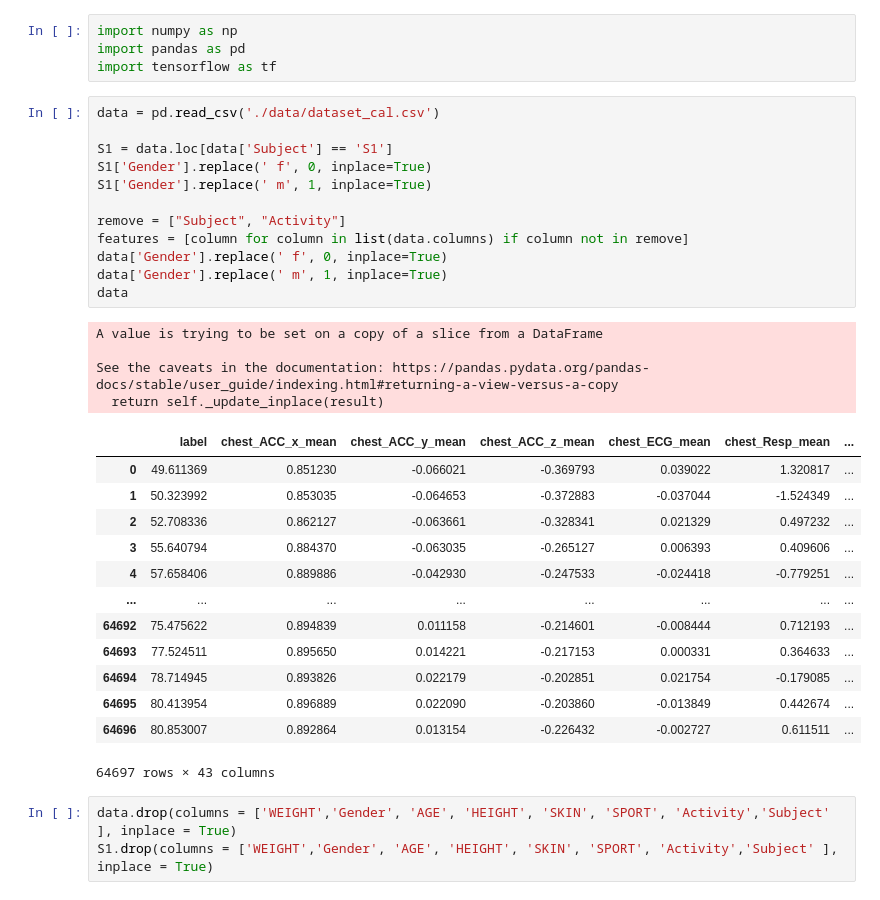
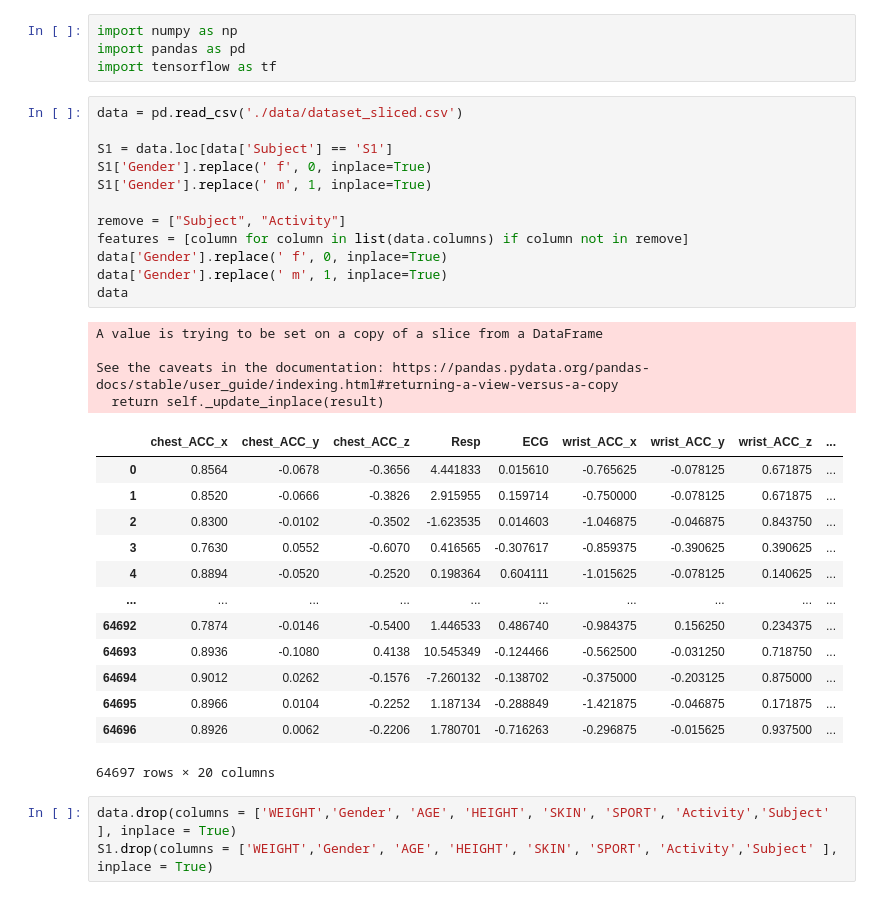
Before and after one commit to KangleSun/PPG, a Jupyter notebook: LSTM.ipynb, the cells around one changed output. Drawn from its saved outputs; the diff is of its cells as text.

```diff
--- a/LSTM.ipynb
+++ b/LSTM.ipynb
@@ -3,35 +3,35 @@ import numpy as np
 import pandas as pd
 import tensorflow as tf
 # %%
-data = pd.read_csv('./data/dataset_cal.csv')
+data = pd.read_csv('./data/dataset_sliced.csv')
 
 S1 = data.loc[data['Subject'] == 'S1']
 S1['Gender'].replace(' f', 0, inplace=True)
 S1['Gender'].replace(' m', 1, inplace=True)
 
 remove = ["Subject", "Activity"]
 features = [column for column in list(data.columns) if column not in remove]
 data['Gender'].replace(' f', 0, inplace=True)
 data['Gender'].replace(' m', 1, inplace=True)
 data
 # %% [output]
 A value is trying to be set on a copy of a slice from a DataFrame
 
 See the caveats in the documentation: https://pandas.pydata.org/pandas-docs/stable/user_guide/indexing.html#returning-a-view-versus-a-copy
   return self._update_inplace(result)
-|  | label | chest_ACC_x_mean | chest_ACC_y_mean | chest_ACC_z_mean | chest_ECG_mean | chest_Resp_mean | ... |
-| 0 | 49.611369 | 0.851230 | -0.066021 | -0.369793 | 0.039022 | 1.320817 | ... |
-| 1 | 50.323992 | 0.853035 | -0.064653 | -0.372883 | -0.037044 | -1.524349 | ... |
-| 2 | 52.708336 | 0.862127 | -0.063661 | -0.328341 | 0.021329 | 0.497232 | ... |
-| 3 | 55.640794 | 0.884370 | -0.063035 | -0.265127 | 0.006393 | 0.409606 | ... |
-| 4 | 57.658406 | 0.889886 | -0.042930 | -0.247533 | -0.024418 | -0.779251 | ... |
-| ... | ... | ... | ... | ... | ... | ... | ... |
-| 64692 | 75.475622 | 0.894839 | 0.011158 | -0.214601 | -0.008444 | 0.712193 | ... |
-| 64693 | 77.524511 | 0.895650 | 0.014221 | -0.217153 | 0.000331 | 0.364633 | ... |
-| 64694 | 78.714945 | 0.893826 | 0.022179 | -0.202851 | 0.021754 | -0.179085 | ... |
-| 64695 | 80.413954 | 0.896889 | 0.022090 | -0.203860 | -0.013849 | 0.442674 | ... |
-| 64696 | 80.853007 | 0.892864 | 0.013154 | -0.226432 | -0.002727 | 0.611511 | ... |
+|  | chest_ACC_x | chest_ACC_y | chest_ACC_z | Resp | ECG | wrist_ACC_x | wrist_ACC_y | wrist_ACC_z | ... |
+| 0 | 0.8564 | -0.0678 | -0.3656 | 4.441833 | 0.015610 | -0.765625 | -0.078125 | 0.671875 | ... |
+| 1 | 0.8520 | -0.0666 | -0.3826 | 2.915955 | 0.159714 | -0.750000 | -0.078125 | 0.671875 | ... |
+| 2 | 0.8300 | -0.0102 | -0.3502 | -1.623535 | 0.014603 | -1.046875 | -0.046875 | 0.843750 | ... |
+| 3 | 0.7630 | 0.0552 | -0.6070 | 0.416565 | -0.307617 | -0.859375 | -0.390625 | 0.390625 | ... |
+| 4 | 0.8894 | -0.0520 | -0.2520 | 0.198364 | 0.604111 | -1.015625 | -0.078125 | 0.140625 | ... |
+| ... | ... | ... | ... | ... | ... | ... | ... | ... | ... |
+| 64692 | 0.7874 | -0.0146 | -0.5400 | 1.446533 | 0.486740 | -0.984375 | 0.156250 | 0.234375 | ... |
+| 64693 | 0.8936 | -0.1080 | 0.4138 | 10.545349 | -0.124466 | -0.562500 | -0.031250 | 0.718750 | ... |
+| 64694 | 0.9012 | 0.0262 | -0.1576 | -7.260132 | -0.138702 | -0.375000 | -0.203125 | 0.875000 | ... |
+| 64695 | 0.8966 | 0.0104 | -0.2252 | 1.187134 | -0.288849 | -1.421875 | -0.046875 | 0.171875 | ... |
+| 64696 | 0.8926 | 0.0062 | -0.2206 | 1.780701 | -0.716263 | -0.296875 | -0.015625 | 0.937500 | ... |
-64697 rows × 43 columns
+64697 rows × 20 columns
 # %%
 data.drop(columns = ['WEIGHT','Gender', 'AGE', 'HEIGHT', 'SKIN', 'SPORT', 'Activity','Subject' ], inplace = True)
 S1.drop(columns = ['WEIGHT','Gender', 'AGE', 'HEIGHT', 'SKIN', 'SPORT', 'Activity','Subject' ], inplace = True)
```
Also changed, not shown: parts of 6 cells of this notebook, 7 other files.
